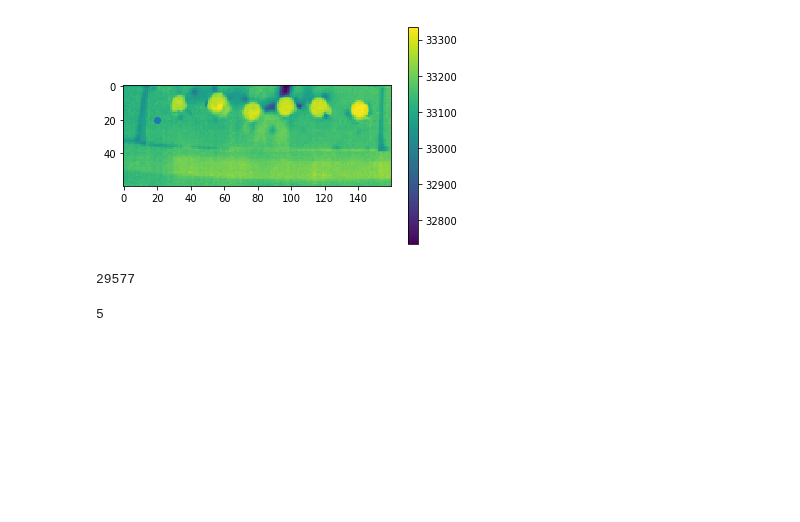
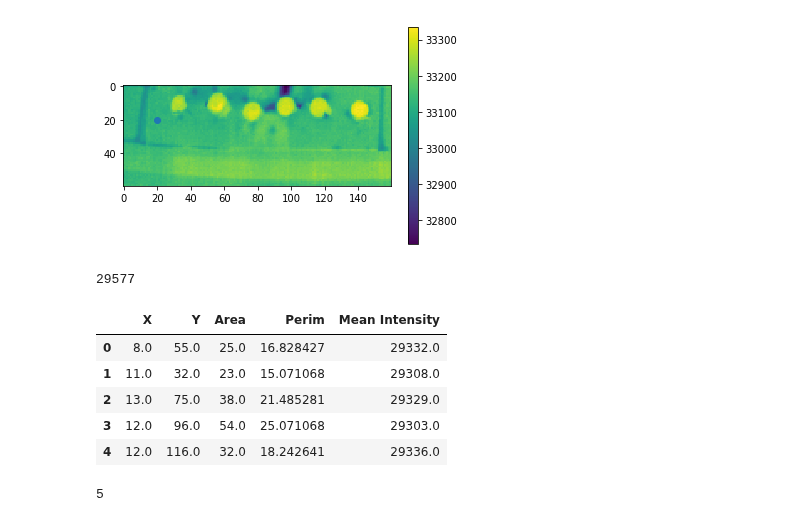
Before and after one commit to jrodguez/musical-robot, a Jupyter notebook: scripts/PPA_melting.ipynb, the cells around one changed output. Cells and saved outputs as stored; diff of their text form; code cells hidden in the pictures; blank space fills up the shorter version.

```diff
--- a/scripts/PPA_melting.ipynb
+++ b/scripts/PPA_melting.ipynb
@@ -21,7 +21,7 @@ sys.path.insert(0, '/Users/shrilakshmisbonageri/Desktop/UW/DIRECT/capstone/music
 # %%
 import irtemp
 # %%
-frames = io.imread('../doc/PPA_Melting_6_14_19.tiff')
+frames = io.imread('../musicalrobot/data/PPA_Melting_6_14_19.tiff')
 # %% [markdown]
 #### Flipping all the frames horizontally and vertically to correct for the mirroring during recording
 # %%
@@ -105,6 +105,15 @@ for i in range(len(crop_frame)):
 
     regprops[i] = pd.DataFrame({'X': x, 'Y': y, 'Area': area,
                             'Perim': perim, 'Mean Intensity': intensity},dtype=np.float64)
+# %%
+regprops[1]
+# %% [output]
+|  | X | Y | Area | Perim | Mean Intensity |
+| 0 | 8.0 | 55.0 | 25.0 | 16.828427 | 29332.0 |
+| 1 | 11.0 | 32.0 | 23.0 | 15.071068 | 29308.0 |
+| 2 | 13.0 | 75.0 | 38.0 | 21.485281 | 29329.0 |
+| 3 | 12.0 | 96.0 | 54.0 | 25.071068 | 29303.0 |
+| 4 | 12.0 | 116.0 | 32.0 | 18.242641 | 29336.0 |
 # %%
 for i in range(len(crop_frame)):
     if len(regprops[i]) != 5:
```
